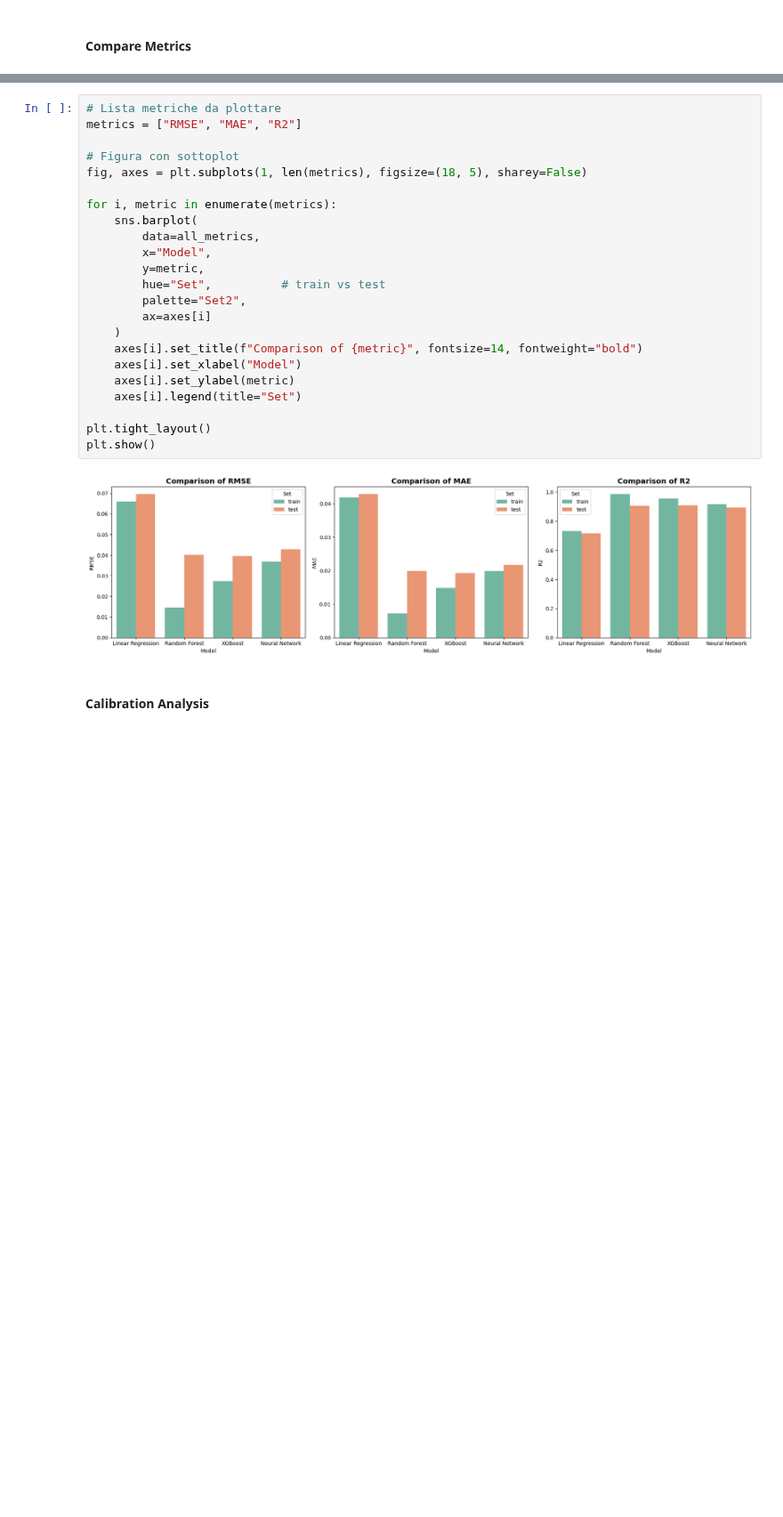
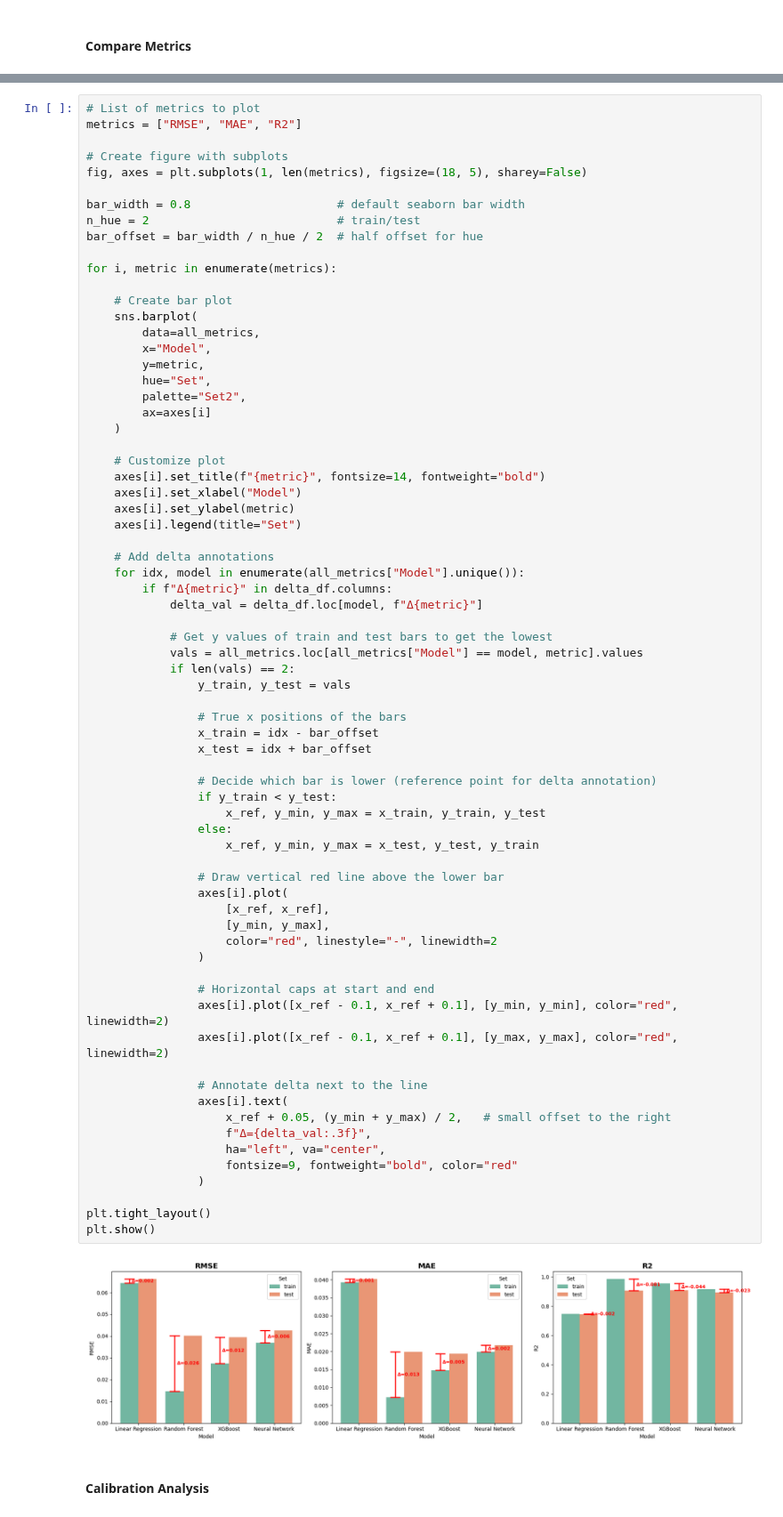
Before and after one commit to Manuele23/Parma-assignment, a Jupyter notebook: task1_xg/08_model_comparison.ipynb, the cells around one changed output, grey strips where cells are left out. Shown at 89% size. Saved outputs shown, nothing was run; the diff lists cells and outputs as text; blank space fills up the shorter version.

```diff
--- a/task1_xg/08_model_comparison.ipynb
+++ b/task1_xg/08_model_comparison.ipynb
@@ -121,28 +121,75 @@ display(all_metrics_sorted)
 # %%
-# Lista metriche da plottare
+# List of metrics to plot
 metrics = ["RMSE", "MAE", "R2"]
 
-# Figura con sottoplot
+# Create figure with subplots
 fig, axes = plt.subplots(1, len(metrics), figsize=(18, 5), sharey=False)
 
+bar_width = 0.8                     # default seaborn bar width
+n_hue = 2                           # train/test
+bar_offset = bar_width / n_hue / 2  # half offset for hue
+
 for i, metric in enumerate(metrics):
+
+    # Create bar plot
     sns.barplot(
         data=all_metrics,
         x="Model",
         y=metric,
-        hue="Set",          # train vs test
+        hue="Set",
         palette="Set2",
         ax=axes[i]
     )
-    axes[i].set_title(f"Comparison of {metric}", fontsize=14, fontweight="bold")
+
+    # Customize plot
+    axes[i].set_title(f"{metric}", fontsize=14, fontweight="bold")
     axes[i].set_xlabel("Model")
     axes[i].set_ylabel(metric)
     axes[i].legend(title="Set")
 
+    # Add delta annotations
+    for idx, model in enumerate(all_metrics["Model"].unique()):
+        if f"Δ{metric}" in delta_df.columns:
+            delta_val = delta_df.loc[model, f"Δ{metric}"]
+
+            # Get y values of train and test bars to get the lowest
+            vals = all_metrics.loc[all_metrics["Model"] == model, metric].values
+            if len(vals) == 2:
+                y_train, y_test = vals
+
+                # True x positions of the bars
+                x_train = idx - bar_offset
+                x_test = idx + bar_offset
+
+                # Decide which bar is lower (reference point for delta annotation)
+                if y_train < y_test:
+                    x_ref, y_min, y_max = x_train, y_train, y_test
+                else:
+                    x_ref, y_min, y_max = x_test, y_test, y_train
+
+                # Draw vertical red line above the lower bar
+                axes[i].plot(
+                    [x_ref, x_ref],
+                    [y_min, y_max],
+                    color="red", linestyle="-", linewidth=2
+                )
+
+                # Horizontal caps at start and end
+                axes[i].plot([x_ref - 0.1, x_ref + 0.1], [y_min, y_min], color="red", linewidth=2)
+                axes[i].plot([x_ref - 0.1, x_ref + 0.1], [y_max, y_max], color="red", linewidth=2)
+
+                # Annotate delta next to the line
+                axes[i].text(
+                    x_ref + 0.05, (y_min + y_max) / 2,   # small offset to the right
+                    f"Δ={delta_val:.3f}",
+                    ha="left", va="center",
+                    fontsize=9, fontweight="bold", color="red"
+                )
+
 plt.tight_layout()
 plt.show()
 # %% [output]
-[figure, old version]
+[figure, new version]
 # %% [markdown]
 #### Calibration Analysis
 # %% [markdown]
```
Also changed, not shown: parts of 5 cells of this notebook, 3 other files.
